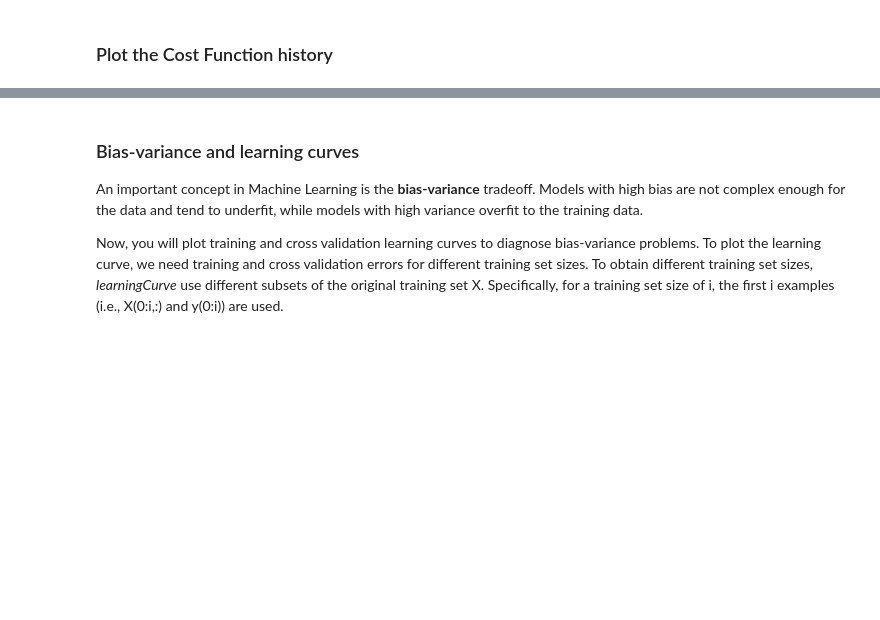
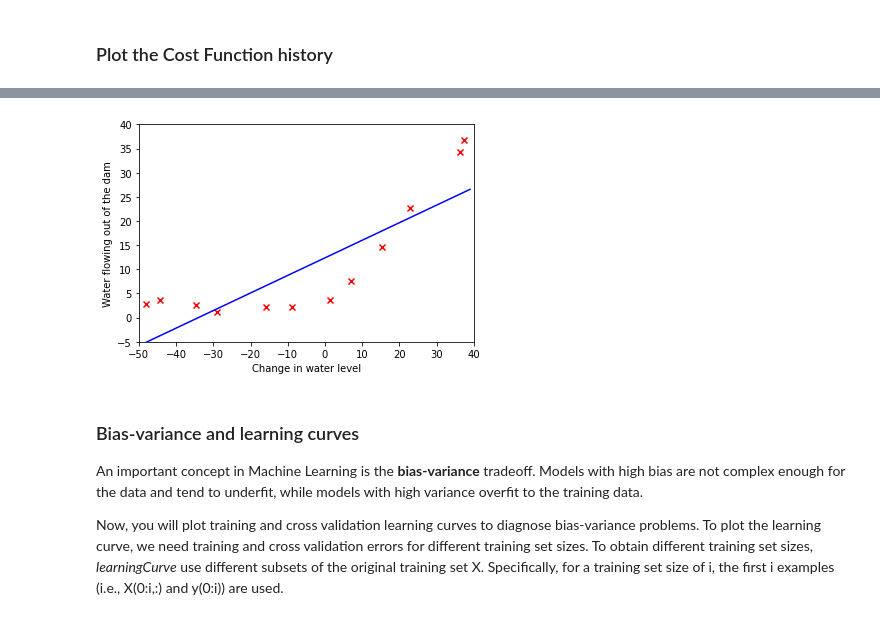
Before and after one commit to pedrovt/aa-labs, a Jupyter notebook: Lab6-ModelSelectionValidation/ML_BiasVariance.ipynb, the cells around one changed output, grey strips where cells are left out. Drawn from its saved outputs; the diff is of its cells as text; code cells hidden in the pictures; blank space fills up the shorter version.

```diff
--- a/Lab6-ModelSelectionValidation/ML_BiasVariance.ipynb
+++ b/Lab6-ModelSelectionValidation/ML_BiasVariance.ipynb
@@ -137,16 +155,21 @@ You should get a figure similar to Fig.2. This best fit line tells that the mode
 <caption><center> **Fig.2** : **Linear fit** </center></caption>
 # %%
 #add the scatter plot of data (as above)
-?
-
+plt.scatter(X,y, c="r",marker="x")  # could change y to go up to 40, don't see the point
+plt.xlabel("Change in water level")
+plt.ylabel("Water flowing out of the dam")
 
 #Plot the best linear model
 x_fit=range(-50,40)
 y_fit=theta[0]+theta[1]*x_fit
 plt.plot(x_fit,y_fit,color="b")
 
 plt.ylim(-5,40)
 plt.xlim(-50,40)
+
+plt.show()
+# %% [output]
+[figure, added]
 # %% [markdown]
 ### Bias-variance and learning curves
 
```
Also changed, not shown: parts of 20 cells of this notebook.
